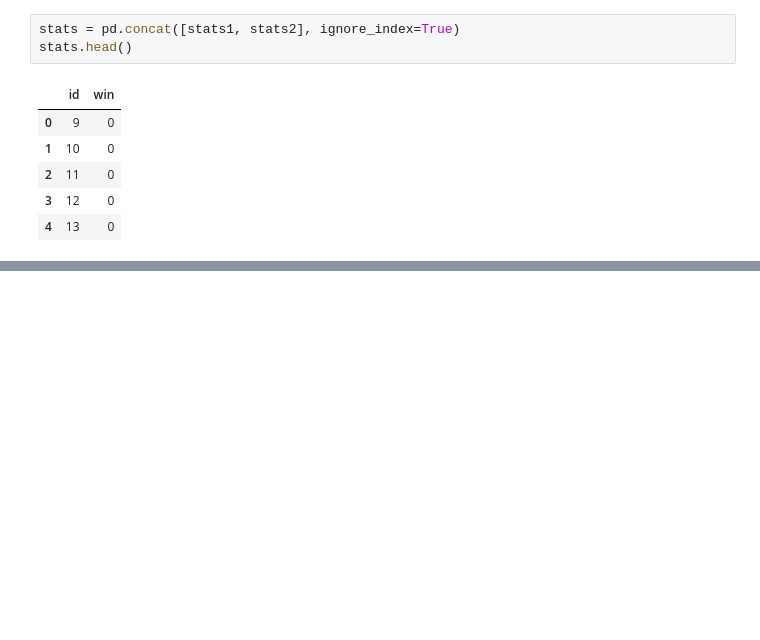
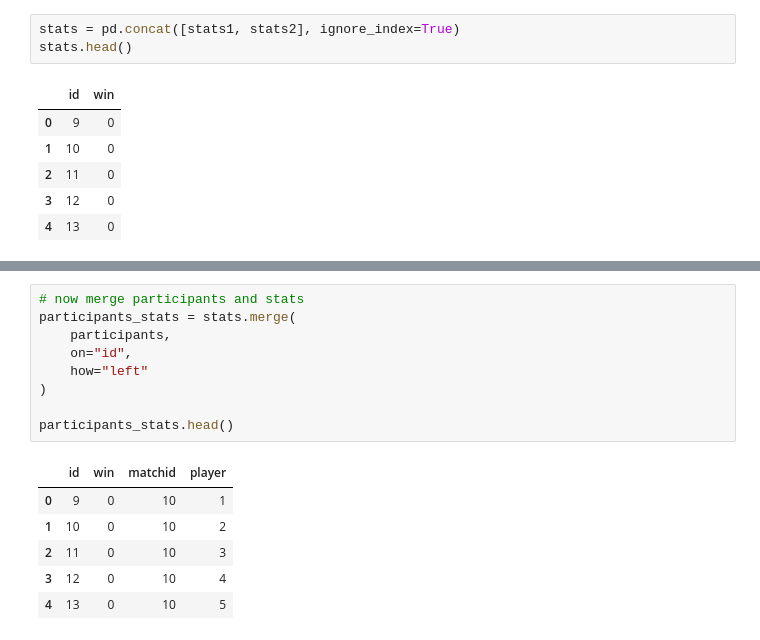
Before and after one commit to seiryuu9/ml-analysis-lol, a Jupyter notebook: notebooks/01_eda.ipynb, the cells around one changed output, grey strips where cells are left out. Cells and saved outputs as stored; diff of their text form; blank space fills up the shorter version.

```diff
--- a/notebooks/01_eda.ipynb
+++ b/notebooks/01_eda.ipynb
@@ -139,0 +150,16 @@ stats.head()
+# %%
+# now merge participants and stats
+participants_stats = stats.merge(
+    participants,
+    on="id",
+    how="left"
+)
+
+participants_stats.head()
+# %% [output]
+|  | id | win | matchid | player |
+| 0 | 9 | 0 | 10 | 1 |
+| 1 | 10 | 0 | 10 | 2 |
+| 2 | 11 | 0 | 10 | 3 |
+| 3 | 12 | 0 | 10 | 4 |
+| 4 | 13 | 0 | 10 | 5 |
```
Also changed, not shown: parts of 9 cells of this notebook, 3 other files.
